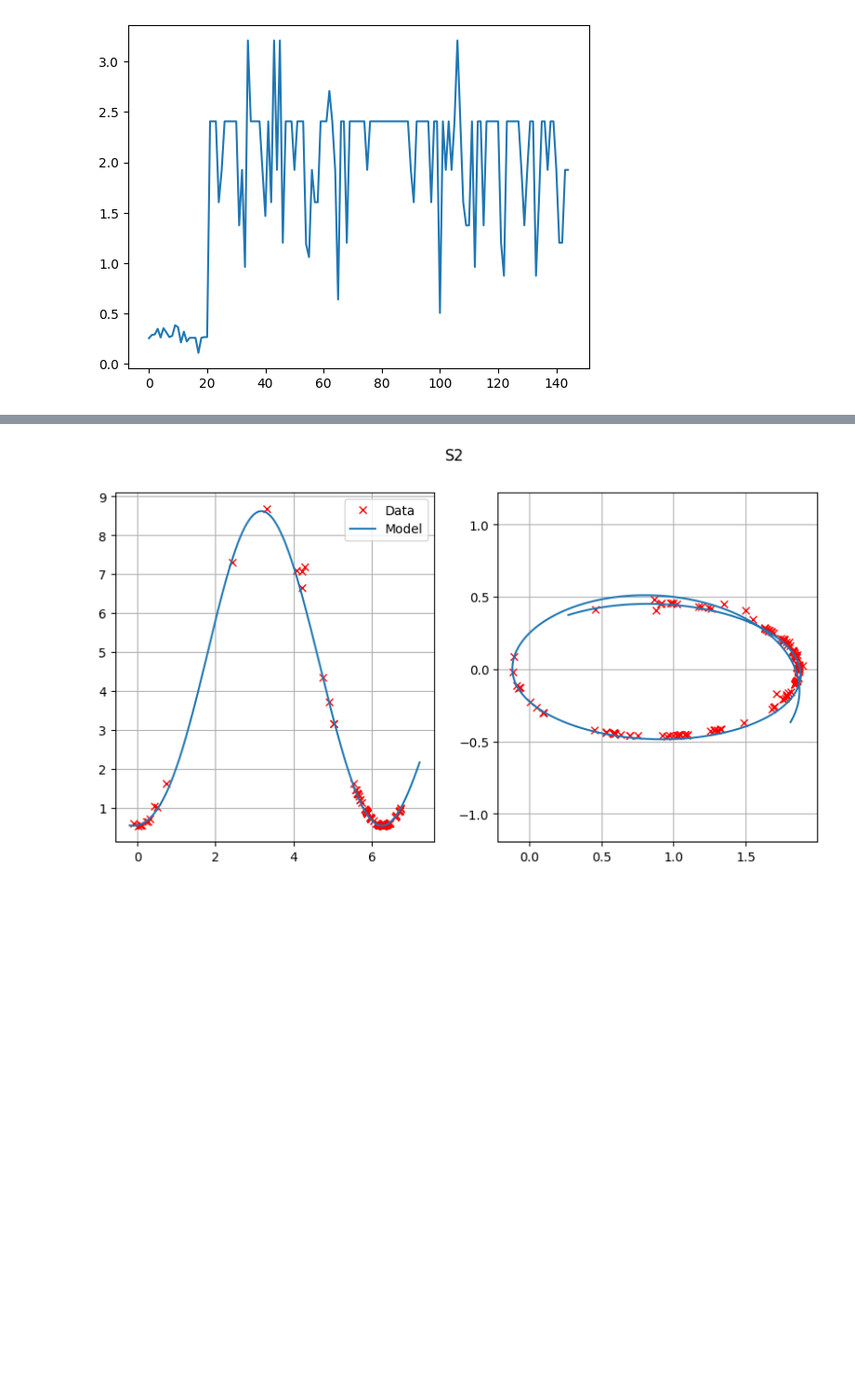
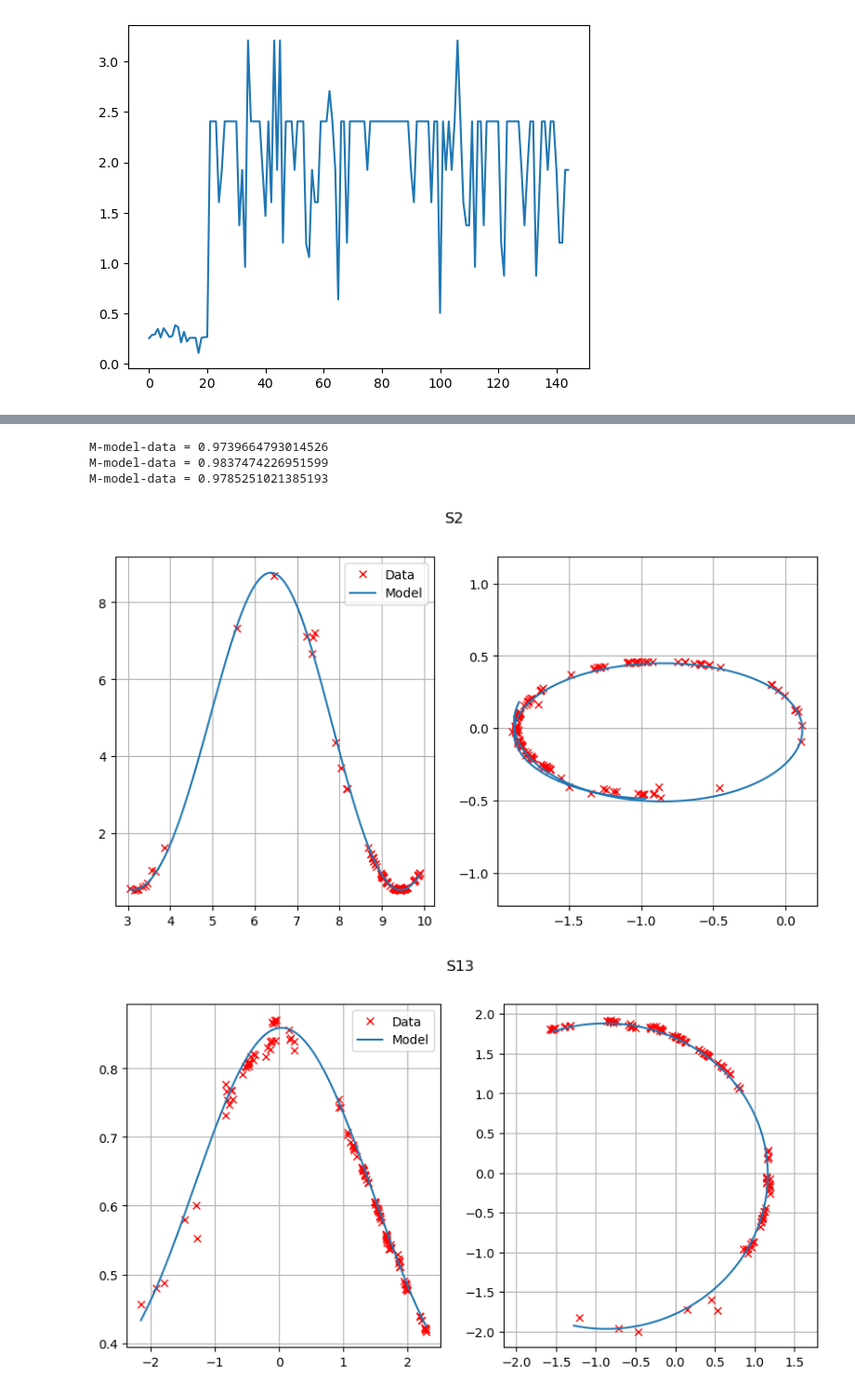
Before and after one commit to frdennis/GINN, a Jupyter notebook: train_PPINN.ipynb, the cells around one changed output, grey strips where cells are left out. Shown at 93% size. Saved outputs shown, nothing was run; the diff lists cells and outputs as text; code cells hidden in the pictures; blank space fills up the shorter version.

```diff
--- a/train_PPINN.ipynb
+++ b/train_PPINN.ipynb
@@ -22,10 +24,8 @@ from src.SLoader import SLoader
 scaling = 1e-3
 
 loaders = []
-# S18
-# S19? S21? S38? S55?
-#stars = ["S2", "S13", "S18", "S19", "S38", "S55"]
-stars = ["S2"]
+stars = ["S2", "S13", "S18", "S19", "S38", "S55"]
+#stars = ["S2", "S13", "S18"]
 
 for star in stars:
     SL = SLoader(star=star, scaling=scaling)
@@ -36,16 +36,6 @@ for star in stars:
 for i, loader in enumerate(loaders):
     fig, ax = plt.subplots(ncols=2, figsize=(10,5))
     fig.suptitle(stars[i])
-
-    #loader.phi[70:] += 2*torch.pi
-    loader.phi[0] -= 2*torch.pi
-    loader.phi[87:] += 2*torch.pi
-
-    loader.phi += torch.pi
-
-
-    #loader.phi = torch.cat([loader.phi, loader.phi[10:15] + 2*torch.pi], dim=0)
-    #loader.u = torch.cat([loader.u, loader.u[10:15]], dim=0)
 
     ax[0].plot(loader.phi, loader.u, 'rx')
     #ax[0].plot(loader.u, 'rx')
@@ -58,9 +48,5 @@ for i, loader in enumerate(loaders):
     ax[1].set_xlabel(rf"y [{1/scaling} AU]")
     ax[1].grid()
     ax[1].axis('equal');
-plt.show()
-
-
-plt.plot(loader.phi)
 # %% [output]
 S2 145
@@ -226,9 +205,10 @@ mass = []
 N = 2.  # How many pi do I want to extend the angles with, when evaluating the physics
 phi_lin = torch.linspace(loader.phi.min() - torch.pi*N, loader.phi.max() + torch.pi*N, steps=256).view(-1,1).requires_grad_(True)
 
+#phys_loss_weight = 5e-2
 #phys_loss_weight = 5e-3
-#phys_loss_weight = 5e-2
-phys_loss_weight = 5e-3
+phys_loss_weight = 1e-2
+
 
 batch_size = 32
 batch_size_phys = 64
@@ -275,16 +234,15 @@ for j in tqdm(range(epochs)):
     for i, loader in enumerate(loaders):
         ind = torch.tensor(random.sample(range(len(loader.phi)), batch_size))
 
-        phi_ = loader.phi[ind]
-        weights_ = weights[ind]
+        phi_ = loader.phi#[ind]
         #phi_ = (phi_ + (torch.randint(low=0,high=3,size=phi_.shape) - 1) * 2 * torch.pi)
 
-        u_ = loader.u[ind]
-        phi_lin_ = phi_lin[ind_p]
+        u_ = loader.u#[ind]
+        phi_lin_ = phi_lin#[ind_p]
 
         out = model.pinns[i](phi_, M=model.get_M())
-        #MSEloss = criterion(out, u_)
-        MSEloss = torch.mean(torch.abs(out - u_) / weights_)
+        MSEloss = criterion(out, u_)
+        #MSEloss = torch.mean(torch.abs(out - u_) / weights_)
 
         PHYSloss = model.pinns[i].physical_loss(phi_lin_)
         PHYSloss *= phys_loss_weight
@@ -433,22 +402,30 @@ M-model-data = 0.9753698110580444
 # %%
 
 
 for i, loader in enumerate(loaders):
     fig, ax = plt.subplots(figsize=(10,5), ncols=2)
     fig.suptitle(stars[i])
 
     ax[0].plot(loader.phi, loader.u, 'rx', label="Data")
 
-    theta = torch.linspace(-.2, 2.3*torch.pi, steps=1000, dtype=torch.float32).unsqueeze(1)#.to(device)
+
+    theta = torch.linspace(loader.phi[0].item(), loader.phi[-1].item(), steps=1000, dtype=torch.float32).unsqueeze(1)#.to(device)
     u_ = model.pinns[i](theta, M=model.get_M()).cpu().detach().numpy()[:,0]
     ax[0].plot(theta, u_, label="Model")
     ax[1].plot(torch.cos(loader.phi[:,0])/loader.u[:,0], torch.sin(loader.phi[:,0])/loader.u[:,0], "rx")
 
     theta = theta.numpy()
     ax[1].plot(np.cos(theta[:,0])/u_, np.sin(theta[:,0])/u_);
 
     [axi.grid() for axi in ax]
     ax[1].axis('equal')
     ax[0].legend();
+
+    M_md = torch.mean(1 - torch.abs(model.pinns[i](loader.phi.to(device), M=model.get_M()).cpu() - loader.u)/loader.u).item()
+    print("M-model-data =", M_md)
 # %% [output]
+M-model-data = 0.9739664793014526
+M-model-data = 0.9837474226951599
+M-model-data = 0.9785251021385193
-[figure, old version]
+[figure, new version]
+[figure, added]
```
Also changed, not shown: parts of 11 cells of this notebook, 4 other files.
